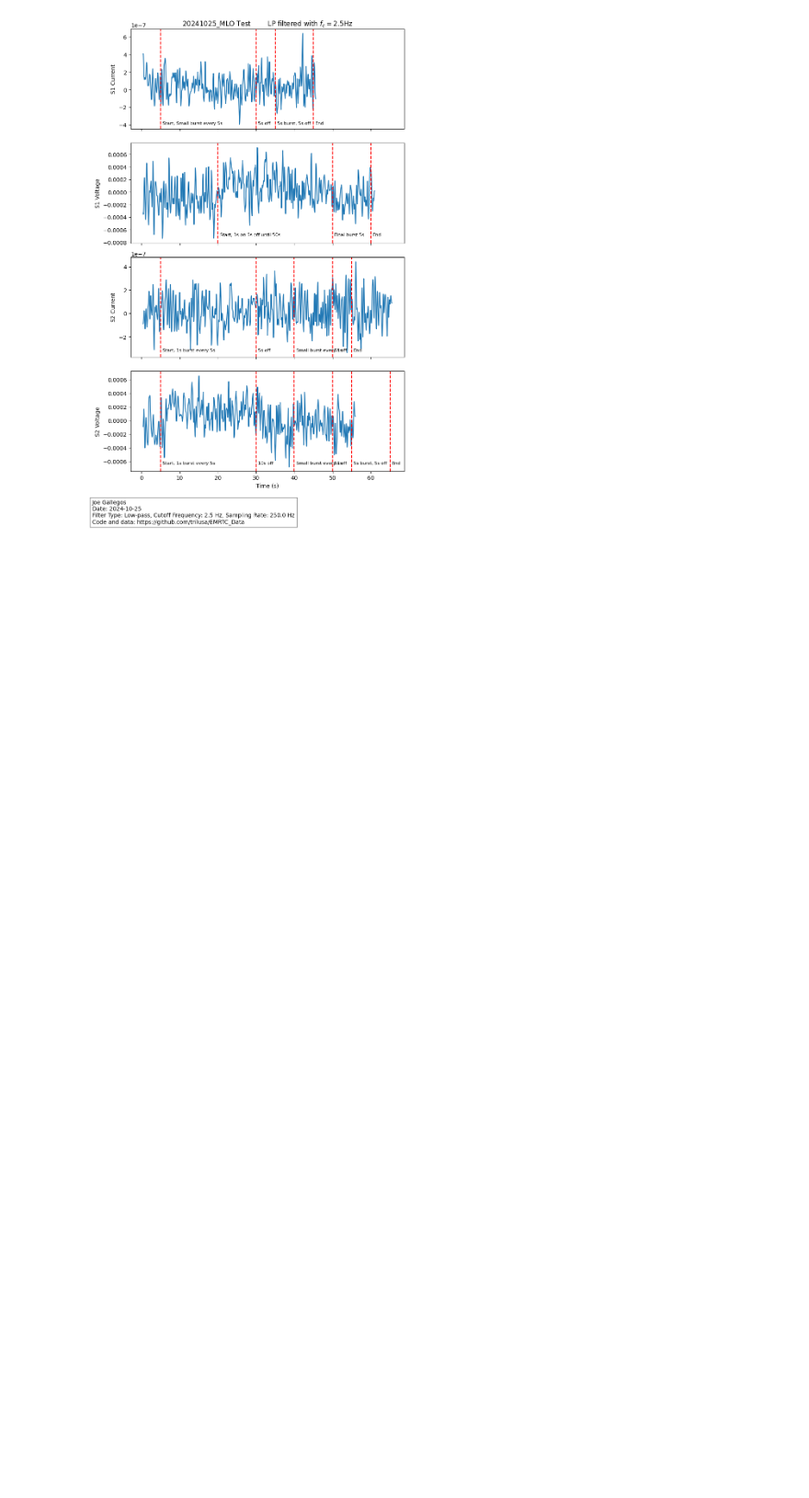
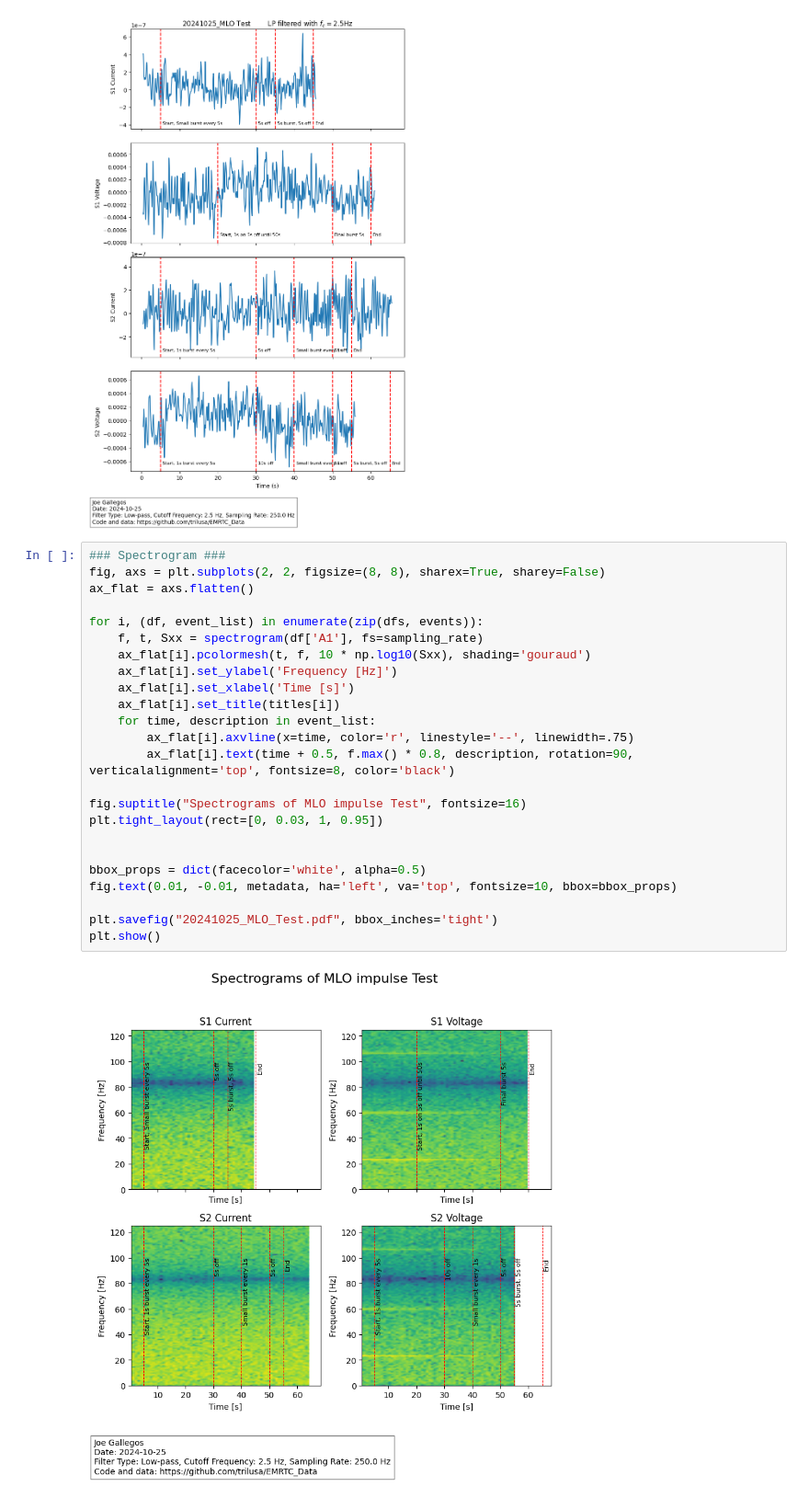
Before and after one commit to trilusa/EMRTC_Data, a Jupyter notebook: EMRTC_Data_analysis.ipynb, the cells around one changed output. Shown at 92% size. Saved outputs shown, nothing was run; the diff lists cells and outputs as text; blank space fills up the shorter version.

Commit message:
added spectrograms, cleaned up

```diff
--- a/EMRTC_Data_analysis.ipynb
+++ b/EMRTC_Data_analysis.ipynb
@@ -98,3 +100,29 @@ plt.savefig("20241025_MLO_Test.pdf", bbox_inches='tight')
 plt.show()
 # %% [output]
 [figure]
+# %%
+### Spectrogram ###
+fig, axs = plt.subplots(2, 2, figsize=(8, 8), sharex=True, sharey=False)
+ax_flat = axs.flatten()
+
+for i, (df, event_list) in enumerate(zip(dfs, events)):
+    f, t, Sxx = spectrogram(df['A1'], fs=sampling_rate)
+    ax_flat[i].pcolormesh(t, f, 10 * np.log10(Sxx), shading='gouraud')
+    ax_flat[i].set_ylabel('Frequency [Hz]')
+    ax_flat[i].set_xlabel('Time [s]')
+    ax_flat[i].set_title(titles[i])
+    for time, description in event_list:
+        ax_flat[i].axvline(x=time, color='r', linestyle='--', linewidth=.75)
+        ax_flat[i].text(time + 0.5, f.max() * 0.8, description, rotation=90, verticalalignment='top', fontsize=8, color='black')
+
+fig.suptitle("Spectrograms of MLO impulse Test", fontsize=16)
+plt.tight_layout(rect=[0, 0.03, 1, 0.95])
+
+
+bbox_props = dict(facecolor='white', alpha=0.5)
+fig.text(0.01, -0.01, metadata, ha='left', va='top', fontsize=10, bbox=bbox_props)
+
+plt.savefig("20241025_MLO_Test.pdf", bbox_inches='tight')
+plt.show()
+# %% [output]
+[figure, added]
```
Also changed, not shown: parts of 5 cells of this notebook, 2 other files.
